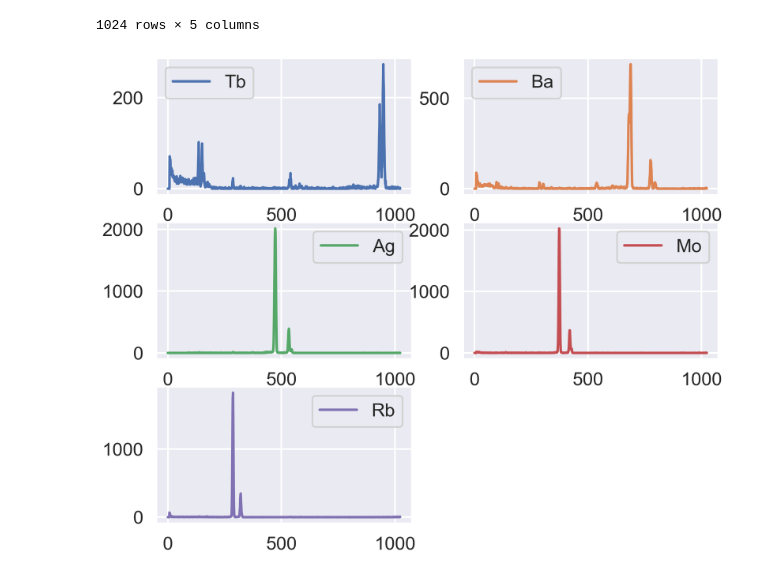
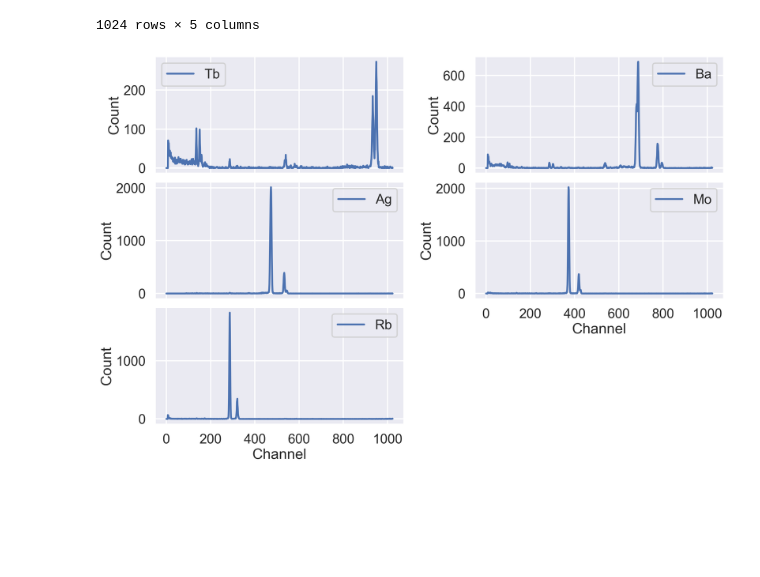
Before and after one commit to Xuanyiyiren/Fundamental-Laboratory-Experiment-in-Nuclear-Electronics-II, a Jupyter notebook: Experiment-6/dataana.ipynb, the cells around one changed output. Drawn from its saved outputs; the diff is of its cells as text; code cells hidden in the pictures; blank space fills up the shorter version.

```diff
--- a/Experiment-6/dataana.ipynb
+++ b/Experiment-6/dataana.ipynb
@@ -98,8 +190,11 @@ element_datas
 | 1023 | 0 | 2 | 0 | 1 | 4 |
 1024 rows × 5 columns
 # %%
-axes = element_datas.plot(subplots=True, layout=(3, 2),figsize=(12, 10),sharex=False)
+axes = element_datas.plot(subplots=True, layout=(3, 2),figsize=(15, 10),
+                          sharex=True,color = 'b',
+                          xlabel='Channel',ylabel='Count')
 axes = axes.flatten()
 fig = axes[0].get_figure()
+fig.tight_layout(h_pad=-2)
 # %% [output]
-[figure, old version]
+[figure, new version]
```
Also changed, not shown: parts of 22 cells of this notebook, 11 other files.
